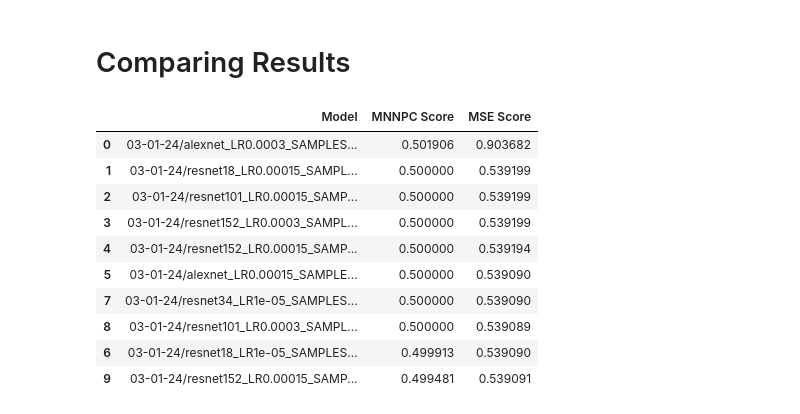
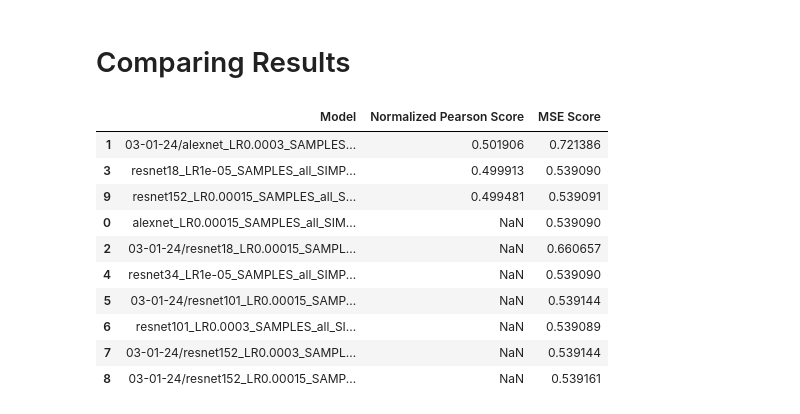
Before and after one commit to RaghavVacher/aml_project_2023, a Jupyter notebook: hpc/Performance Comparison of models.ipynb, the cells around one changed output. Saved outputs shown, nothing was run; the diff lists cells and outputs as text; code cells hidden in the pictures.

Commit message:
final performance corr & mse

```diff
--- a/hpc/Performance Comparison of models.ipynb
+++ b/hpc/Performance Comparison of models.ipynb
@@ -110,7 +231,7 @@ for checkpoint_path in paths:
     pattern = re.compile(r'_models/(.*)')
     match = pattern.search(checkpoint_path)
     model_name = match.group(1) + '_SIMPLE_HEAD'
-    mse_list = []
+    corr_list = []
     mnnpc_list = []
     #loop over all subjects to calculate MNNPC per subject
     for subject_id in subject_ids:
@@ -150,19 +271,18 @@ for checkpoint_path in paths:
 
         predictions = torch.Tensor(preds)
 
-        #calculate MNNPC score
-        mnnpc = MNNPC()
-        mnnpc_score = mnnpc(pred = predictions, gt=activation)
+        #calculate normalized corr score
+        corr = norm_pearson(gt_activation=activation, pred_activation=predictions)
 
         mse_score= F.mse_loss(predictions, activation)
         #append to list
-        mnnpc_list.append(mnnpc_score)
+        corr_list.append(corr)
         mse_list.append(mse_score)
 
         print(f'Subject {subject_id} done.')
 
     models.append(model_name)
-    mnnpc_scores.append(np.mean(mnnpc_list))
+    corr_scores.append(np.mean(corr_list))
     mse_scores.append(np.mean(mse_list))
     print(f'Model {model_name} done.')
 # %% [output]
@@ -627,10 +1510,9 @@ for checkpoint_path in paths:
     # Use the regex to extract the part after "trained_models/"
     pattern = re.compile(r'_models/(.*)')
     match = pattern.search(checkpoint_path)
-    model_name = match.group(1) + 'SIMPLE_HEAD'
-    mse_list = []
+    model_name = match.group(1)
+    corr_list = []
     mnnpc_list = []
-
     #loop over all subjects to calculate MNNPC per subject
     for subject_id in subject_ids:
         #load images and original activations
@@ -642,7 +1524,6 @@ for checkpoint_path in paths:
             image = np.load(image_paths[i])
             image = preprocess(image)
             images.append(image)
-
         activation = torch.Tensor(brain)
 
         output_size = 100
@@ -670,19 +1551,18 @@ for checkpoint_path in paths:
 
         predictions = torch.Tensor(preds)
 
-        #calculate MNNPC score
-        mnnpc = MNNPC()
-        mnnpc_score = mnnpc(pred = predictions, gt=activation)
+        #calculate normalized corr score
+        corr = norm_pearson(gt_activation=activation, pred_activation=predictions)
 
         mse_score= F.mse_loss(predictions, activation)
         #append to list
-        mnnpc_list.append(mnnpc_score)
+        corr_list.append(corr)
         mse_list.append(mse_score)
 
         print(f'Subject {subject_id} done.')
 
     models.append(model_name)
-    mnnpc_scores.append(np.mean(mnnpc_list))
+    corr_scores.append(np.mean(corr_list))
     mse_scores.append(np.mean(mse_list))
     print(f'Model {model_name} done.')
 # %% [output]
@@ -714,10 +1782,10 @@ subject_ids = list(range(1,8+1))
 # %%
 for checkpoint_path in paths:
     # Use the regex to extract the part after "trained_models/"
-    pattern = re.compile(r'_models/(.*)')
+    pattern = re.compile(r'03-01-24/(.*)')
     match = pattern.search(checkpoint_path)
-    model_name = match.group(1) + 'SIMPLE_HEAD_NO_PCA'
-    mnnpc_list = []
+    model_name = match.group(1) + 'SIMPLEA_HEAD_NO_PCA'
+    corr_list = []
     mse_list = []
     #loop over all subjects to calculate MNNPC per subject
     for subject_id in subject_ids:
@@ -754,19 +1822,18 @@ for checkpoint_path in paths:
 
         predictions = torch.Tensor(preds)
 
-        #calculate MNNPC score
-        mnnpc = MNNPC()
-        mnnpc_score = mnnpc(pred = predictions, gt=activation)
+        #calculate normalized corr score
+        corr = norm_pearson(gt_activation=activation, pred_activation=predictions)
 
         mse_score= F.mse_loss(predictions, activation)
         #append to list
-        mnnpc_list.append(mnnpc_score)
+        corr_list.append(corr)
         mse_list.append(mse_score)
 
         print(f'Subject {subject_id} done.')
 
     models.append(model_name)
-    mnnpc_scores.append(np.mean(mnnpc_list))
+    corr_scores.append(np.mean(corr_list))
     mse_scores.append(np.mean(mse_list))
     print(f'Model {model_name} done.')
 # %% [output]
@@ -790,21 +1978,21 @@ ResNet(
 # %% [markdown]
 # Comparing Results
 # %%
-comparison = pd.DataFrame({'Model': models, 'MNNPC Score': mnnpc_scores, 'MSE Score': mse_scores})
+comparison = pd.DataFrame({'Model': models, 'Normalized Pearson Score': corr_scores, 'MSE Score': mse_scores})
 pd.set_option('max_colwidth', 130)
-comparison.sort_values('MNNPC Score', ascending=False)
+comparison.sort_values('Normalized Pearson Score', ascending=False)
 # %% [output]
-|  | Model | MNNPC Score | MSE Score |
-| 0 | 03-01-24/alexnet_LR0.0003_SAMPLES... | 0.501906 | 0.903682 |
-| 1 | 03-01-24/resnet18_LR0.00015_SAMPL... | 0.500000 | 0.539199 |
-| 2 | 03-01-24/resnet101_LR0.00015_SAMP... | 0.500000 | 0.539199 |
-| 3 | 03-01-24/resnet152_LR0.0003_SAMPL... | 0.500000 | 0.539199 |
-| 4 | 03-01-24/resnet152_LR0.00015_SAMP... | 0.500000 | 0.539194 |
-| 5 | 03-01-24/alexnet_LR0.00015_SAMPLE... | 0.500000 | 0.539090 |
-| 7 | 03-01-24/resnet34_LR1e-05_SAMPLES... | 0.500000 | 0.539090 |
-| 8 | 03-01-24/resnet101_LR0.0003_SAMPL... | 0.500000 | 0.539089 |
-| 6 | 03-01-24/resnet18_LR1e-05_SAMPLES... | 0.499913 | 0.539090 |
-| 9 | 03-01-24/resnet152_LR0.00015_SAMP... | 0.499481 | 0.539091 |
+|  | Model | Normalized Pearson Score | MSE Score |
+| 1 | 03-01-24/alexnet_LR0.0003_SAMPLES... | 0.501906 | 0.721386 |
+| 3 | resnet18_LR1e-05_SAMPLES_all_SIMP... | 0.499913 | 0.539090 |
+| 9 | resnet152_LR0.00015_SAMPLES_all_S... | 0.499481 | 0.539091 |
+| 0 | alexnet_LR0.00015_SAMPLES_all_SIM... | NaN | 0.539090 |
+| 2 | 03-01-24/resnet18_LR0.00015_SAMPL... | NaN | 0.660657 |
+| 4 | resnet34_LR1e-05_SAMPLES_all_SIMP... | NaN | 0.539090 |
+| 5 | 03-01-24/resnet101_LR0.00015_SAMP... | NaN | 0.539144 |
+| 6 | resnet101_LR0.0003_SAMPLES_all_SI... | NaN | 0.539089 |
+| 7 | 03-01-24/resnet152_LR0.0003_SAMPL... | NaN | 0.539144 |
+| 8 | 03-01-24/resnet152_LR0.00015_SAMP... | NaN | 0.539161 |
 # %%
 comparison.sort_values('MSE Score', ascending=True)
 # %% [output]
```
Also changed, not shown: parts of 15 cells of this notebook.
